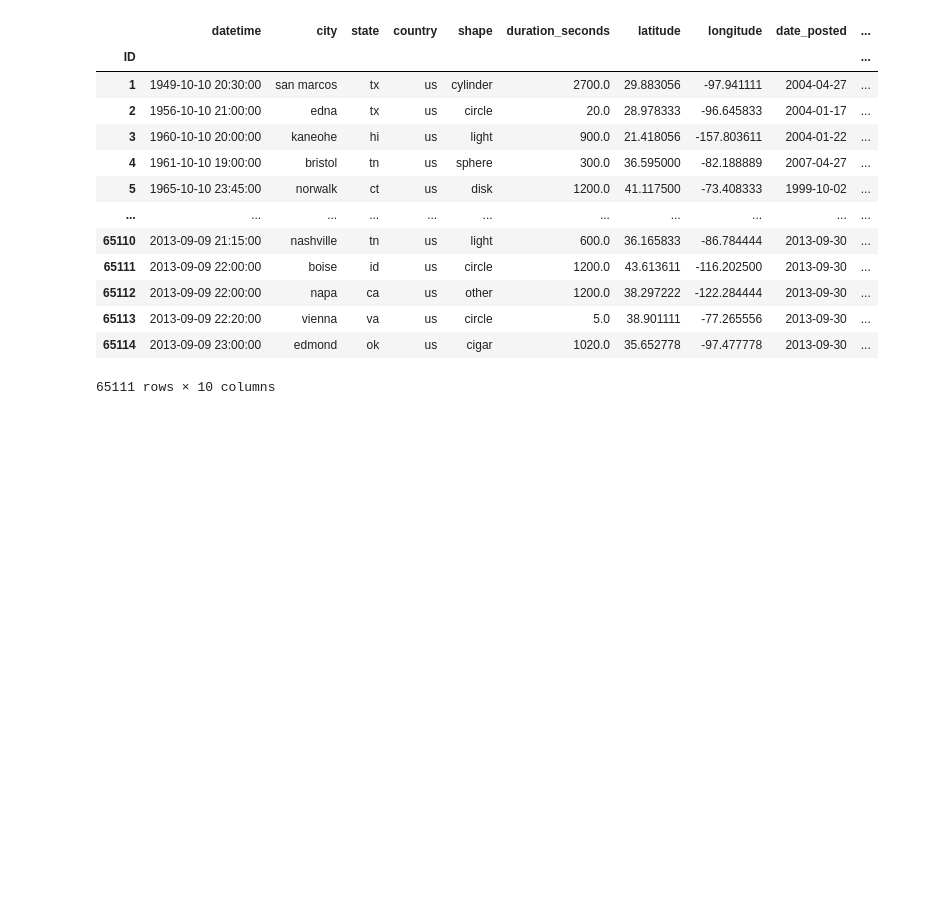
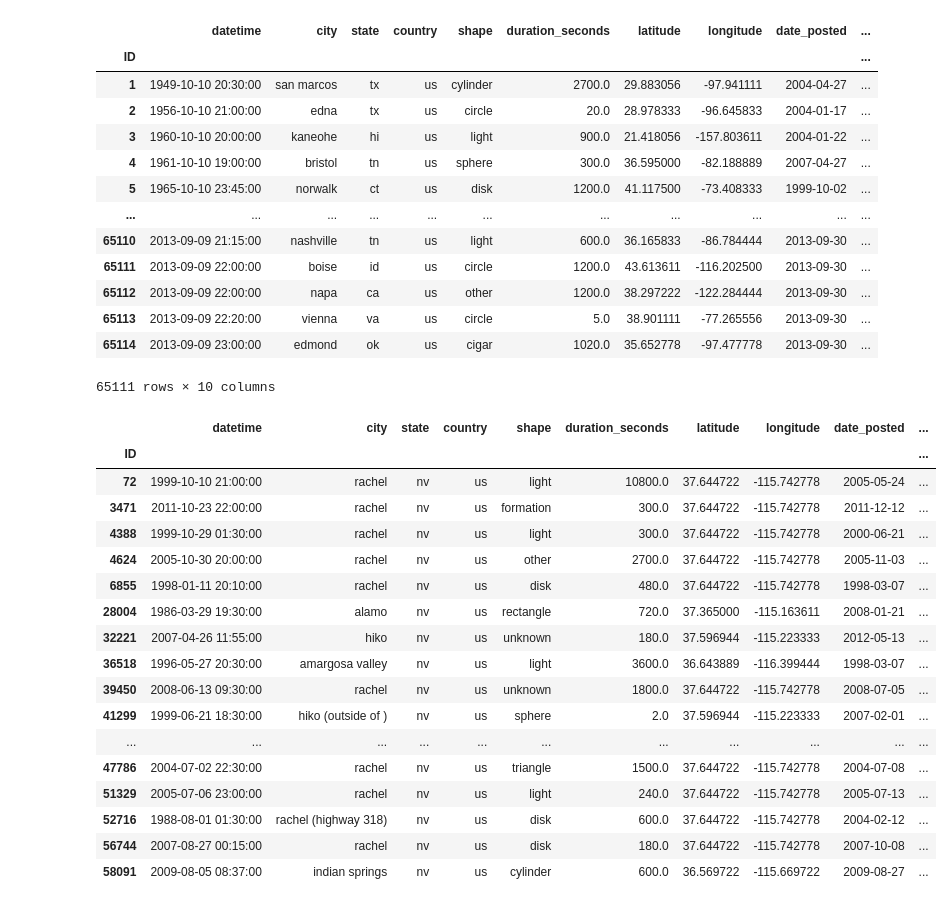
Before and after one commit to KushAGarg/project-3, a Jupyter notebook: data/andrew.ipynb, the cells around one changed output. Saved outputs shown, nothing was run; the diff lists cells and outputs as text; code cells hidden in the pictures; blank space fills up the shorter version.

Commit message:
area 51 framework

```diff
--- a/data/andrew.ipynb
+++ b/data/andrew.ipynb
@@ -482,6 +482,30 @@ df_ufo
 | 65113 | 2013-09-09 22:20:00 | vienna | va | us | circle | 5.0 | 38.901111 | -77.265556 | 2013-09-30 | ... |
 | 65114 | 2013-09-09 23:00:00 | edmond | ok | us | cigar | 1020.0 | 35.652778 | -97.477778 | 2013-09-30 | ... |
 65111 rows × 10 columns
+# %%
+# Area 51 coordinates: 37.2431° N, 115.7930° W | 22 sightings are returned
+
+area51sightings = df_ufo.loc[(df_ufo["latitude"] > 36.50) & (df_ufo["latitude"] < 38.00) & (df_ufo["longitude"] < -115.00) & (df_ufo["longitude"] > -116.50)]
+area51sightings
+# %% [output]
+|  | datetime | city | state | country | shape | duration_seconds | latitude | longitude | date_posted | ... |
+| ID |  |  |  |  |  |  |  |  |  | ... |
+| 72 | 1999-10-10 21:00:00 | rachel | nv | us | light | 10800.0 | 37.644722 | -115.742778 | 2005-05-24 | ... |
+| 3471 | 2011-10-23 22:00:00 | rachel | nv | us | formation | 300.0 | 37.644722 | -115.742778 | 2011-12-12 | ... |
+| 4388 | 1999-10-29 01:30:00 | rachel | nv | us | light | 300.0 | 37.644722 | -115.742778 | 2000-06-21 | ... |
+| 4624 | 2005-10-30 20:00:00 | rachel | nv | us | other | 2700.0 | 37.644722 | -115.742778 | 2005-11-03 | ... |
+| 6855 | 1998-01-11 20:10:00 | rachel | nv | us | disk | 480.0 | 37.644722 | -115.742778 | 1998-03-07 | ... |
+| 28004 | 1986-03-29 19:30:00 | alamo | nv | us | rectangle | 720.0 | 37.365000 | -115.163611 | 2008-01-21 | ... |
+| 32221 | 2007-04-26 11:55:00 | hiko | nv | us | unknown | 180.0 | 37.596944 | -115.223333 | 2012-05-13 | ... |
+| 36518 | 1996-05-27 20:30:00 | amargosa valley | nv | us | light | 3600.0 | 36.643889 | -116.399444 | 1998-03-07 | ... |
+| 39450 | 2008-06-13 09:30:00 | rachel | nv | us | unknown | 1800.0 | 37.644722 | -115.742778 | 2008-07-05 | ... |
+| 41299 | 1999-06-21 18:30:00 | hiko (outside of ) | nv | us | sphere | 2.0 | 37.596944 | -115.223333 | 2007-02-01 | ... |
+| ... | ... | ... | ... | ... | ... | ... | ... | ... | ... | ... |
+| 47786 | 2004-07-02 22:30:00 | rachel | nv | us | triangle | 1500.0 | 37.644722 | -115.742778 | 2004-07-08 | ... |
+| 51329 | 2005-07-06 23:00:00 | rachel | nv | us | light | 240.0 | 37.644722 | -115.742778 | 2005-07-13 | ... |
+| 52716 | 1988-08-01 01:30:00 | rachel (highway 318) | nv | us | disk | 600.0 | 37.644722 | -115.742778 | 2004-02-12 | ... |
+| 56744 | 2007-08-27 00:15:00 | rachel | nv | us | disk | 180.0 | 37.644722 | -115.742778 | 2007-10-08 | ... |
+| 58091 | 2009-08-05 08:37:00 | indian springs | nv | us | cylinder | 600.0 | 36.569722 | -115.669722 | 2009-08-27 | ... |
 # %%
 # Add a csv that includes the comments column
 df_ufo.to_csv("final_data_comments.csv")
```
Also changed, not shown: 7 other files.
